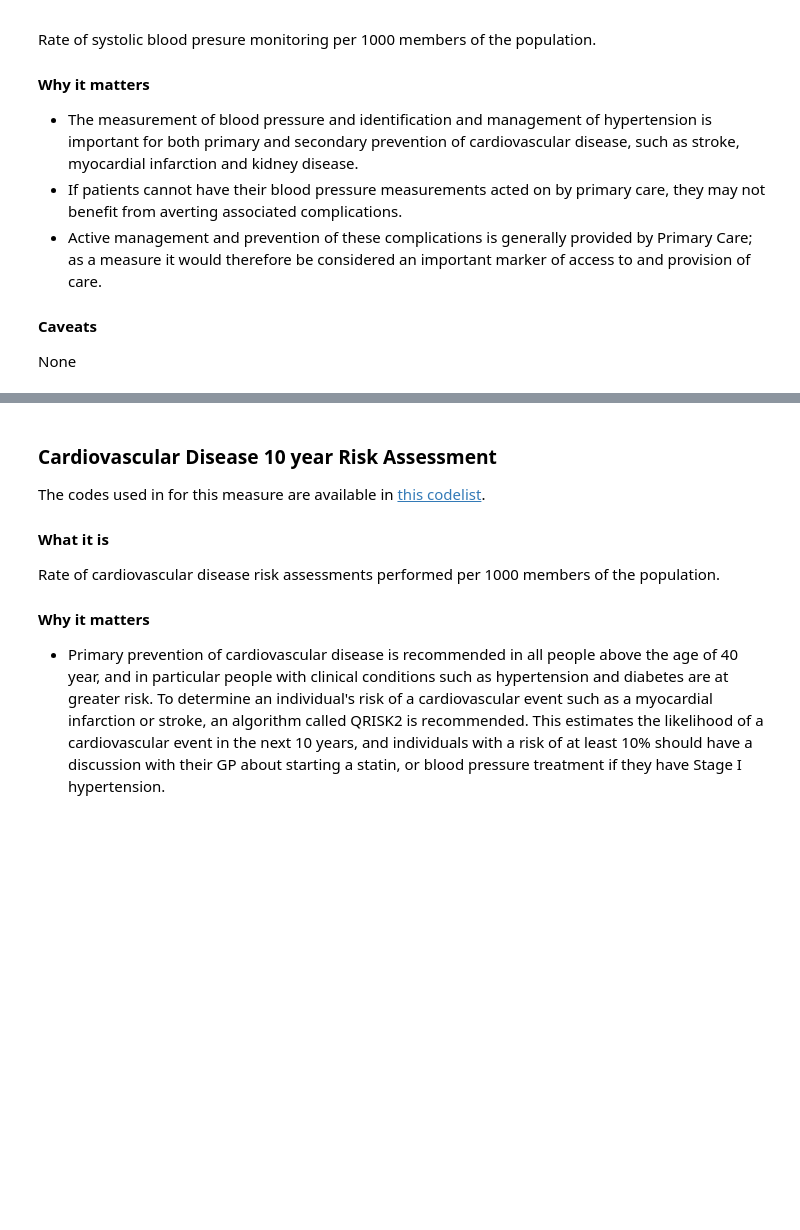
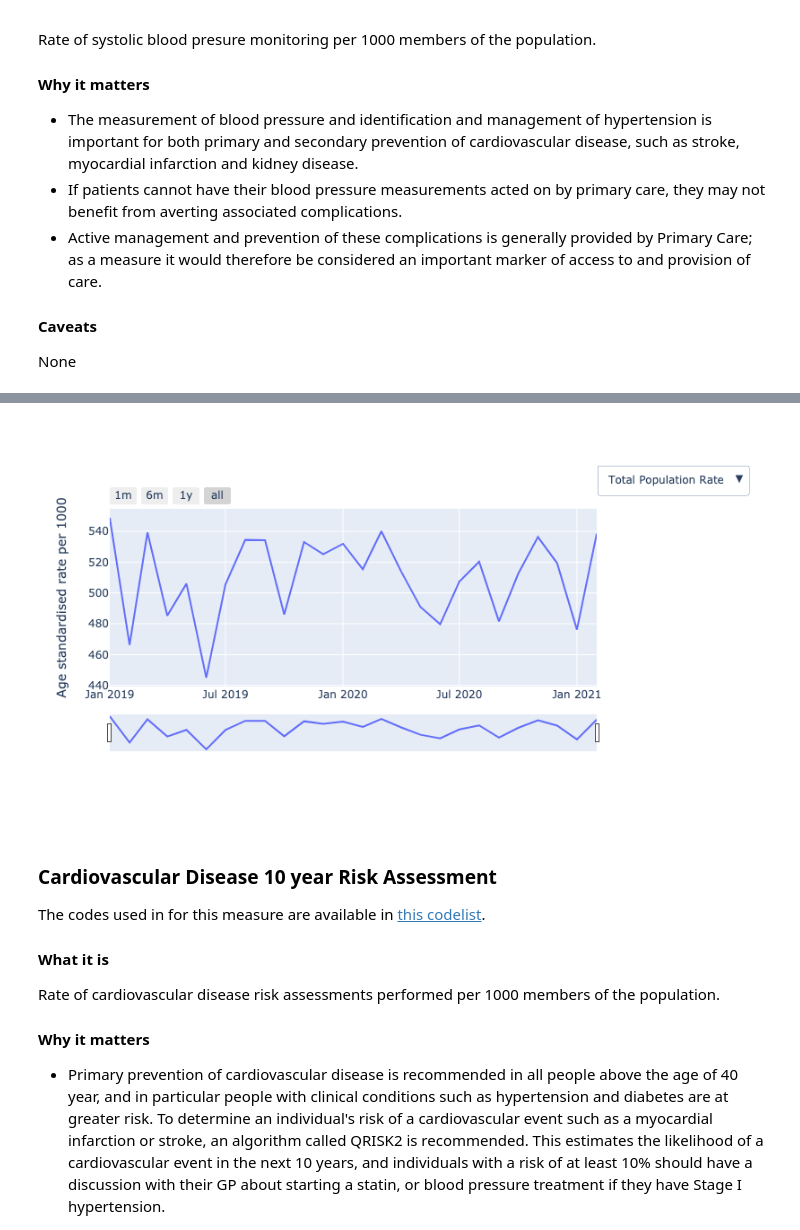
Before and after one commit to opensafely/SRO-Measures, a Jupyter notebook: notebooks/sentinel_measures_demographics.ipynb, the cells around one changed output, grey strips where cells are left out. Drawn from its saved outputs; the diff is of its cells as text; code cells hidden in the pictures; blank space fills up the shorter version.

Commit message:
Add demographics plots for each measure

```diff
--- a/notebooks/sentinel_measures_demographics.ipynb
+++ b/notebooks/sentinel_measures_demographics.ipynb
@@ -32,6 +32,7 @@ sentinel_measures = ["qrisk2", "asthma", "copd", "sodium", "cholesterol", "alt",
 demographics = ['region', 'sex', 'imd', 'learning_disability', 'age_band', 'ethnicity']
 
 data_dict = {}
+data_dict_totals = {}
 
 
 for measure in sentinel_measures:
@@ -40,7 +41,32 @@ for measure in sentinel_measures:
 
     for d in demographics:
         df = pd.read_csv(f'../output/measure_{measure}_{d}.csv')
+        df = redact_small_numbers(df, 5, [measure, 'population'])
+
+        if d == 'age_band':
+            df = calculate_rate(df, measure, 'population', standardise=False)
+
+        else:
+            df = calculate_rate(df, measure, 'population', standardise=True, age_group_column='age_band')
+
+        if d == 'imd':
+            df = calculate_imd_group(df, measure, 'rate_standardised')
+
+        elif d == 'ethnicity':
+            df = convert_ethnicity(df)
+
+
+        if d== 'age_band':
+            df = df.groupby(by=[d, 'date'])['rate'].mean().reset_index()
+
+        else:
+            df = df.groupby(by=[d, 'date'])['rate_standardised'].mean().reset_index()
+
         demographics_dict[d] = df
 
+    data_dict[measure] = demographics_dict
 
-    data_dict[measure] = demographics_dict
+
+    total_df = pd.read_csv(f'../output/measure_{measure}.csv')
+    total_df = calculate_rate(total_df, measure, 'population', standardise=False)
+    data_dict_totals[measure] = total_df.groupby(by=['date'])['rate'].mean().reset_index()
@@ -74,3 +209,7 @@ Total patients: 0.01M (0.01M events)
+# %%
+plot_demographics(data_dict['systolic_bp'], data_dict_totals['systolic_bp'],demographics)
+# %% [output]
+[figure, added]
 # %% [markdown]
 <a id="qrisk"></a>
 ### Cardiovascular Disease 10 year Risk Assessment
```
Also changed, not shown: parts of 21 cells of this notebook.
